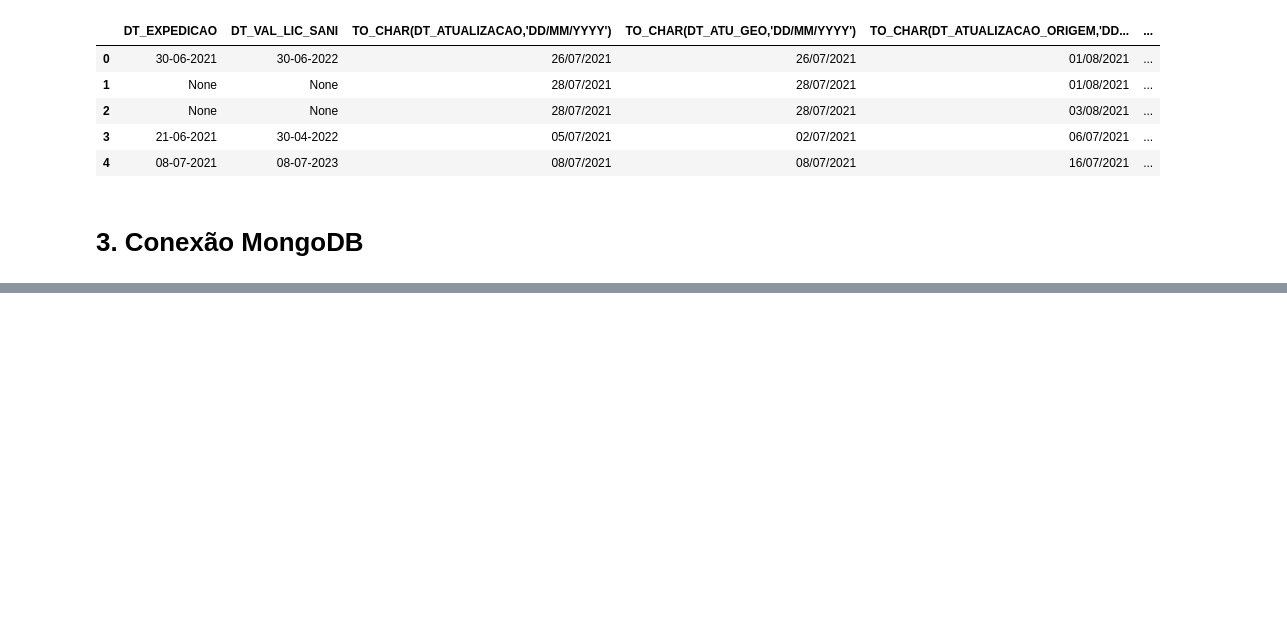
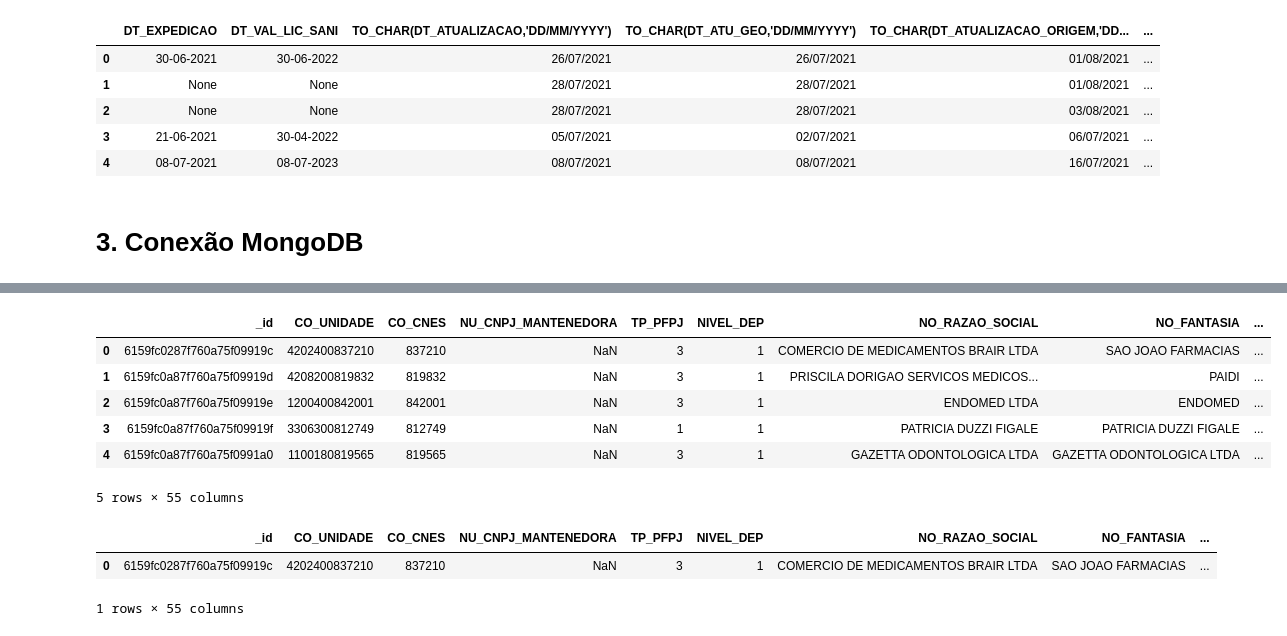
Before and after one commit to bombermal/Personal_Proj_Lais_Data_Engineer, a Jupyter notebook: main.ipynb, the cells around one changed output, grey strips where cells are left out. Drawn from its saved outputs; the diff is of its cells as text; code cells hidden in the pictures; blank space fills up the shorter version.

```diff
--- a/main.ipynb
+++ b/main.ipynb
@@ -237,0 +230,24 @@ pd.DataFrame(collection.find())
+# %%
+dctKeys = ['tbEstabelecimento202107', 'tbEstado202107', 'tbMotivoDesativacao202107', 'tbMunicipio202107',\
+ 'tbNaturezaJuridica202107', 'tbTipoEstabelecimento202107', 'tbTipoUnidade202107']
+
+base = pd.DataFrame(db[dctKeys[0]].find({}))
+base.head()
+# %% [output]
+|  | _id | CO_UNIDADE | CO_CNES | NU_CNPJ_MANTENEDORA | TP_PFPJ | NIVEL_DEP | NO_RAZAO_SOCIAL | NO_FANTASIA | ... |
+| 0 | 6159fc0287f760a75f09919c | 4202400837210 | 837210 | NaN | 3 | 1 | COMERCIO DE MEDICAMENTOS BRAIR LTDA | SAO JOAO FARMACIAS | ... |
+| 1 | 6159fc0a87f760a75f09919d | 4208200819832 | 819832 | NaN | 3 | 1 | PRISCILA DORIGAO SERVICOS MEDICOS... | PAIDI | ... |
+| 2 | 6159fc0a87f760a75f09919e | 1200400842001 | 842001 | NaN | 3 | 1 | ENDOMED LTDA | ENDOMED | ... |
+| 3 | 6159fc0a87f760a75f09919f | 3306300812749 | 812749 | NaN | 1 | 1 | PATRICIA DUZZI FIGALE | PATRICIA DUZZI FIGALE | ... |
+| 4 | 6159fc0a87f760a75f0991a0 | 1100180819565 | 819565 | NaN | 3 | 1 | GAZETTA ODONTOLOGICA LTDA | GAZETTA ODONTOLOGICA LTDA | ... |
+5 rows × 55 columns
+# %%
+# 6. Escrever um script Python no Jupyter Notebook para consumir os dados de estabelecimento dado o código CNES. - 5
+def retrieveData(cnes, collection, data):
+    return pd.DataFrame(data[collection].find({'CO_CNES': cnes}))
+
+retrieveData(837210, dctKeys[0], db)
+# %% [output]
+|  | _id | CO_UNIDADE | CO_CNES | NU_CNPJ_MANTENEDORA | TP_PFPJ | NIVEL_DEP | NO_RAZAO_SOCIAL | NO_FANTASIA | ... |
+| 0 | 6159fc0287f760a75f09919c | 4202400837210 | 837210 | NaN | 3 | 1 | COMERCIO DE MEDICAMENTOS BRAIR LTDA | SAO JOAO FARMACIAS | ... |
+1 rows × 55 columns
```
Also changed, not shown: parts of 13 cells of this notebook, 1 other file.
